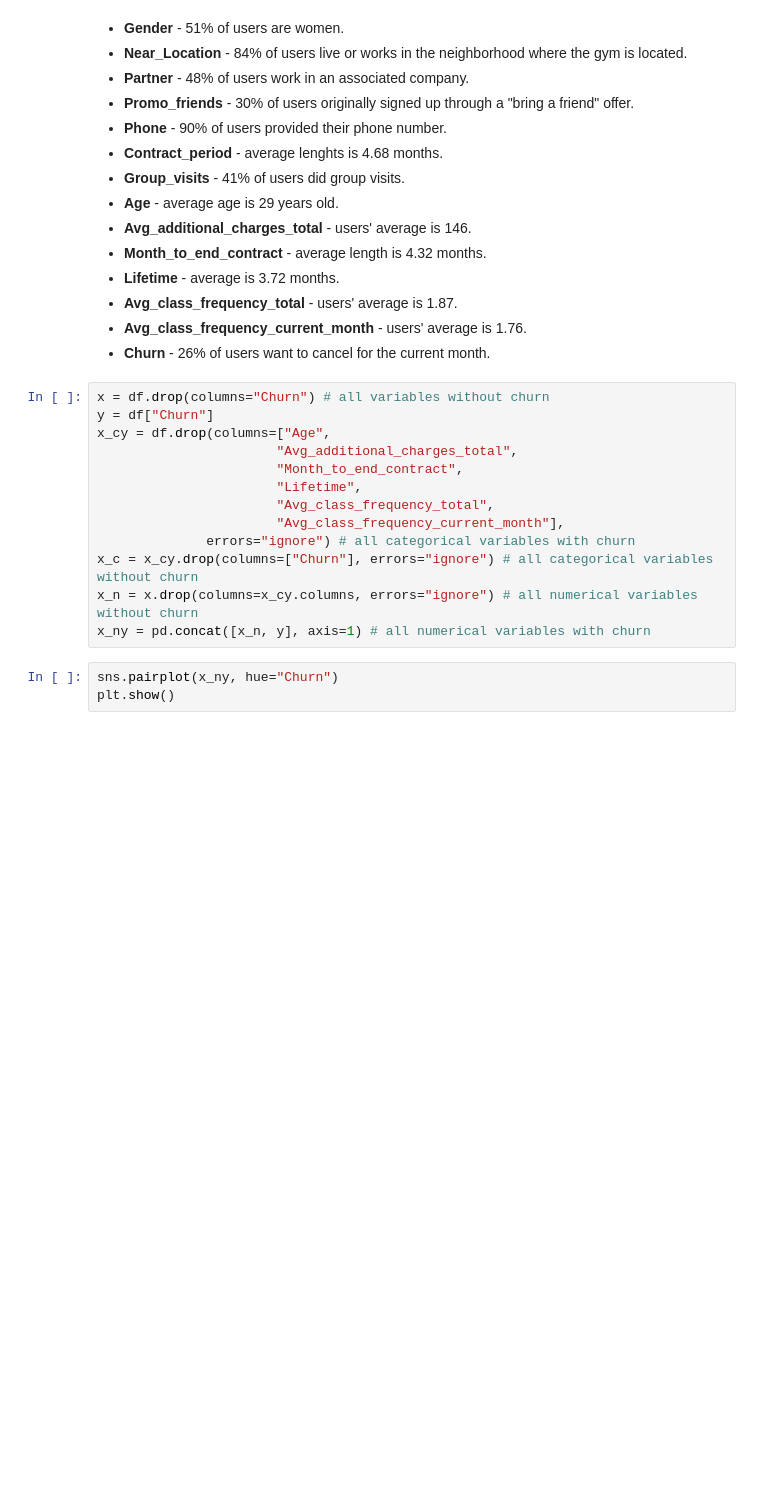
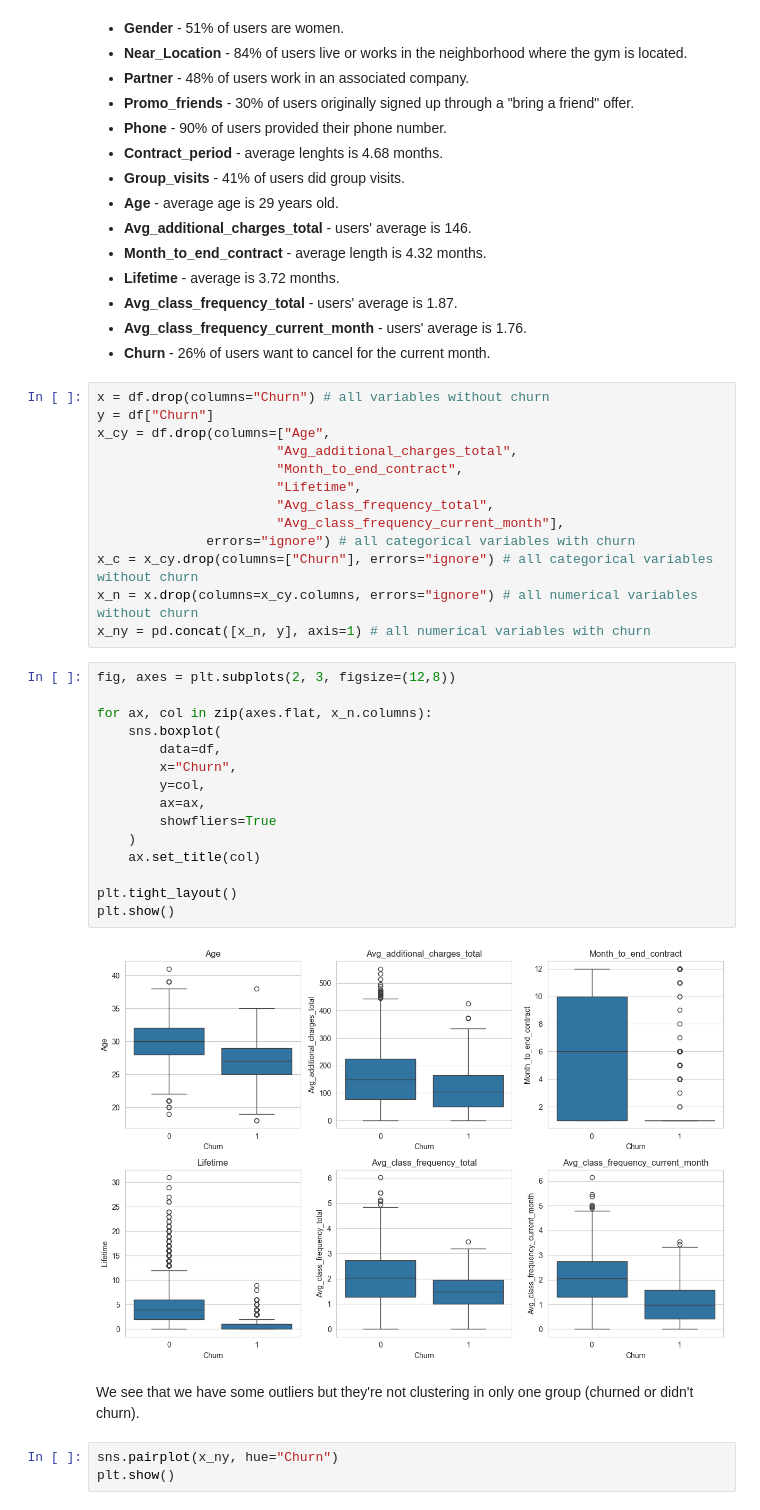
Before and after one commit to kornelia-kozaczewska/churn-prediction, a Jupyter notebook: churn-prediction.ipynb, the cells around one changed output. Drawn from its saved outputs; the diff is of its cells as text; blank space fills up the shorter version.

```diff
--- a/churn-prediction.ipynb
+++ b/churn-prediction.ipynb
@@ -123,6 +125,25 @@ x_cy = df.drop(columns=["Age",
 x_c = x_cy.drop(columns=["Churn"], errors="ignore") # all categorical variables without churn
 x_n = x.drop(columns=x_cy.columns, errors="ignore") # all numerical variables without churn
 x_ny = pd.concat([x_n, y], axis=1) # all numerical variables with churn
+# %%
+fig, axes = plt.subplots(2, 3, figsize=(12,8))
+
+for ax, col in zip(axes.flat, x_n.columns):
+    sns.boxplot(
+        data=df,
+        x="Churn",
+        y=col,
+        ax=ax,
+        showfliers=True
+    )
+    ax.set_title(col)
+
+plt.tight_layout()
+plt.show()
+# %% [output]
+[figure, added]
+# %% [markdown]
+We see that we have some outliers but they're not clustering in only one group (churned or didn't churn).
 # %%
 sns.pairplot(x_ny, hue="Churn")
 plt.show()
```
Also changed, not shown: parts of 20 cells of this notebook.
